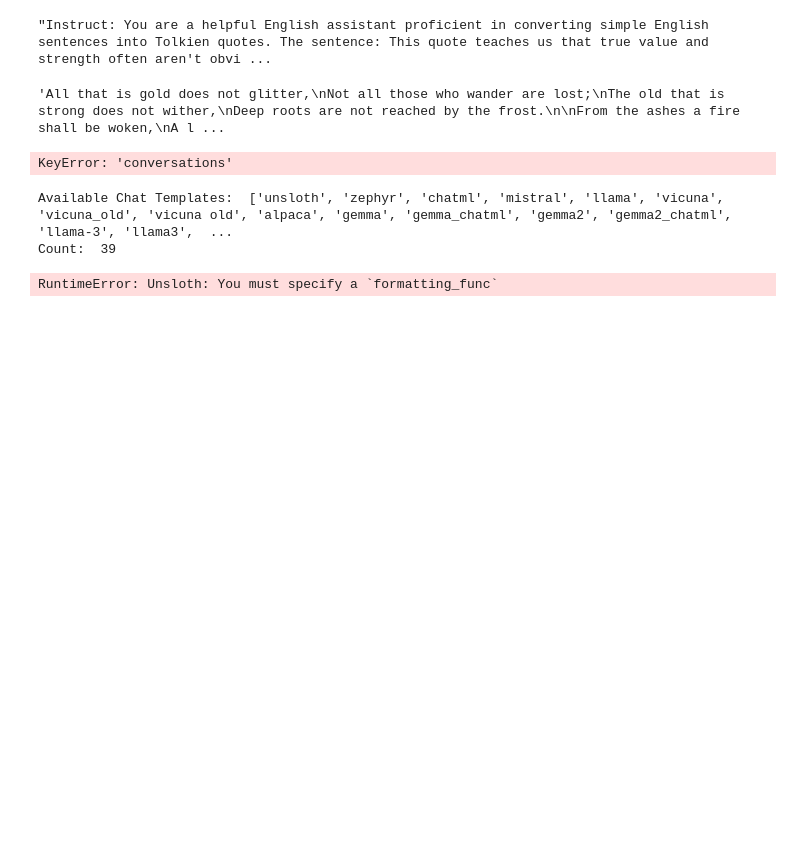
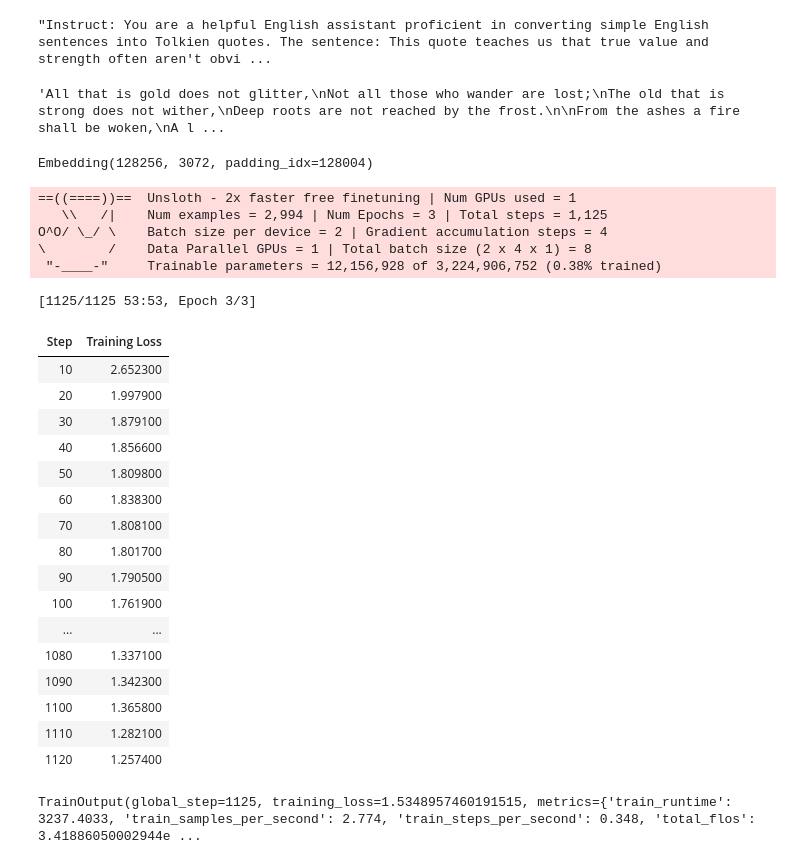
Before and after one commit to rajan-bhateja/Tolkienizer, a Jupyter notebook: fine_tuning_colab.ipynb, the cells around one changed output. Saved outputs shown, nothing was run; the diff lists cells and outputs as text; code cells hidden in the pictures; blank space fills up the shorter version.

```diff
--- a/fine_tuning_colab.ipynb
+++ b/fine_tuning_colab.ipynb
@@ -51,16 +51,17 @@ Unsloth 2025.8.5 patched 28 layers with 28 QKV layers, 28 O layers and 28 MLP la
 from unsloth.chat_templates import get_chat_template
 import os
 
-tokenizer = get_chat_template(
-    tokenizer,
-    chat_template = "llama-3.2",
-)
+INSTRUCTION_PREFIX = "Convert to Tolkien style:"
+RESPONSE_PREFIX    = "Tolkien style:"
 
 def formatting_prompts_func(examples):
-    convos = examples["conversations"]
-    texts = [tokenizer.apply_chat_template(convo, tokenize = False, add_generation_prompt = False) for convo in convos]
-    return { "text" : texts, }
-pass
+    prompts = examples["prompt"]
+    completions = examples["completion"]
+    texts = [
+        f"{INSTRUCTION_PREFIX} {p}\n{RESPONSE_PREFIX} {c}\n"
+        for p, c in zip(prompts, completions)
+    ]
+    return {"text": texts}
 
 from datasets import load_dataset
 
@@ -68,7 +69,7 @@ file_path = "/content/qa_format_quotes.jsonl"
 if os.path.exists(file_path):
     print(f"Attempting to load file from: {file_path}")
     dataset = load_dataset("json", data_files=file_path, split = "train")
-    print("Dataset loaded successfully.")
+    print("Dataset loaded successfully")
 else:
     print(f"File not found at: {file_path}")
 # %% [output]
@@ -82,21 +83,20 @@ dataset["prompt"][0]
 dataset["completion"][0]
 # %% [output]
 'All that is gold does not glitter,\nNot all those who wander are lost;\nThe old that is strong does not wither,\nDeep roots are not reached by the frost.\n\nFrom the ashes a fire shall be woken,\nA l ...
-# %%
-dataset = dataset.map(formatting_prompts_func, batched = True,)
-# %% [output]
-KeyError: 'conversations'
-# %%
-from unsloth.chat_templates import CHAT_TEMPLATES
-
-print("Available Chat Templates: ", list(CHAT_TEMPLATES))
-print("Count: ", len(list(CHAT_TEMPLATES)))
-# %% [output]
-Available Chat Templates:  ['unsloth', 'zephyr', 'chatml', 'mistral', 'llama', 'vicuna', 'vicuna_old', 'vicuna old', 'alpaca', 'gemma', 'gemma_chatml', 'gemma2', 'gemma2_chatml', 'llama-3', 'llama3',  ...
-Count:  39
+# %%
+dataset = dataset.map(formatting_prompts_func, batched = True,)
+
+if tokenizer.eos_token is None:
+    tokenizer.add_special_tokens({"eos_token": "</s>"})
+if tokenizer.pad_token is None:
+    tokenizer.pad_token = tokenizer.eos_token
+model.resize_token_embeddings(len(tokenizer))
+# %% [output]
+Embedding(128256, 3072, padding_idx=128004)
 # %%
 from trl import SFTConfig, SFTTrainer
 from transformers import DataCollatorForSeq2Seq
+
 trainer = SFTTrainer(
     model = model,
     tokenizer = tokenizer,
@@ -109,17 +109,42 @@ trainer = SFTTrainer(
         per_device_train_batch_size = 2,
         gradient_accumulation_steps = 4,
         warmup_steps = 5,
-        num_train_epochs = 1, # Set this for 1 full training run.
-        max_steps = 60,
+        num_train_epochs = 3,
+        # max_steps = 60,
         learning_rate = 2e-4,
-        logging_steps = 1,
+        logging_steps = 10,
         optim = "adamw_8bit",
         weight_decay = 0.01,
         lr_scheduler_type = "linear",
-        seed = 3407,
+        seed = 3407,  # random state, could be any integer
         output_dir = "outputs",
         report_to = "none", # Use this for WandB etc
     ),
 )
-# %% [output]
-RuntimeError: Unsloth: You must specify a `formatting_func`
+# %%
+trainer.train()
+# %% [output]
+==((====))==  Unsloth - 2x faster free finetuning | Num GPUs used = 1
+   \\   /|    Num examples = 2,994 | Num Epochs = 3 | Total steps = 1,125
+O^O/ \_/ \    Batch size per device = 2 | Gradient accumulation steps = 4
+\        /    Data Parallel GPUs = 1 | Total batch size (2 x 4 x 1) = 8
+ "-____-"     Trainable parameters = 12,156,928 of 3,224,906,752 (0.38% trained)
+[1125/1125 53:53, Epoch 3/3]
+| Step | Training Loss |
+| 10 | 2.652300 |
+| 20 | 1.997900 |
+| 30 | 1.879100 |
+| 40 | 1.856600 |
+| 50 | 1.809800 |
+| 60 | 1.838300 |
+| 70 | 1.808100 |
+| 80 | 1.801700 |
+| 90 | 1.790500 |
+| 100 | 1.761900 |
+| ... | ... |
+| 1080 | 1.337100 |
+| 1090 | 1.342300 |
+| 1100 | 1.365800 |
+| 1110 | 1.282100 |
+| 1120 | 1.257400 |
+TrainOutput(global_step=1125, training_loss=1.5348957460191515, metrics={'train_runtime': 3237.4033, 'train_samples_per_second': 2.774, 'train_steps_per_second': 0.348, 'total_flos': 3.41886050002944e ...
```
Also changed, not shown: parts of 11 cells of this notebook.
